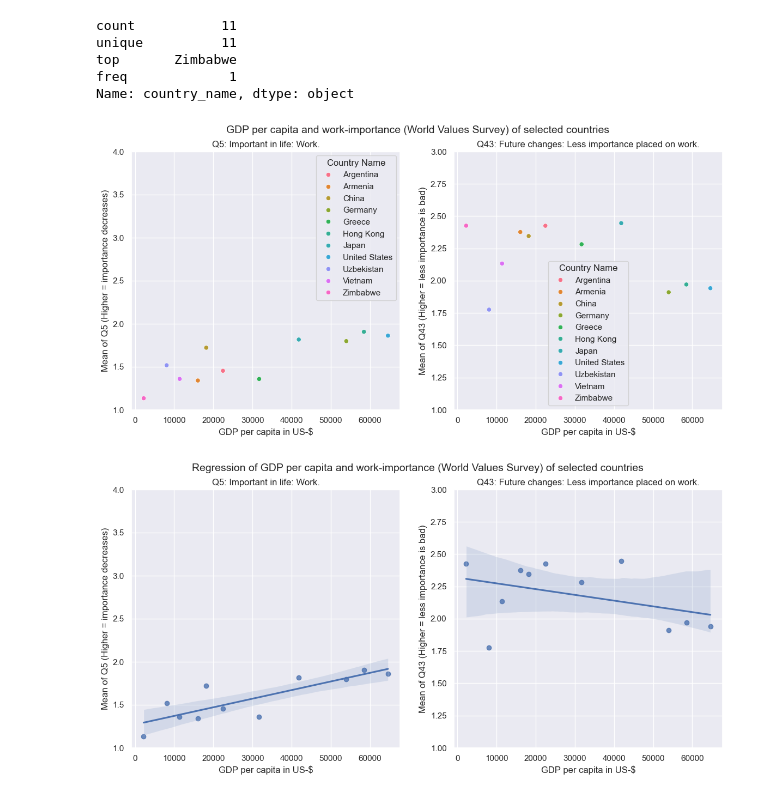
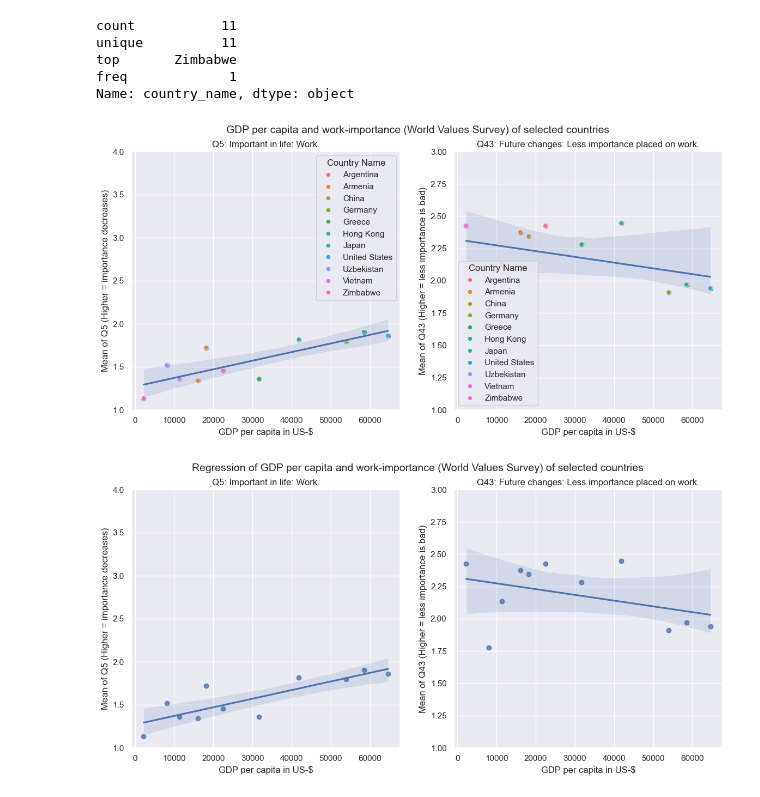
Before and after one commit to newjonny/world-values-survey-pandas-notebook, a Jupyter notebook: analysis.ipynb, the cells around one changed output. Saved outputs shown, nothing was run; the diff lists cells and outputs as text; code cells hidden in the pictures.

```diff
--- a/analysis.ipynb
+++ b/analysis.ipynb
@@ -302,6 +303,15 @@ Name: country_name, dtype: object
 unique_country_names = economy_analysis_df["country_name"].unique()
 
 fig, axs = plt.subplots(1,2, figsize=(14,6))
+
+sns.regplot(x="gdp_per_capita",
+            y="mean",
+            #hue="country_iso",
+            ax=axs[0],
+            #sizes=(40, 400),
+            ci=95,
+            data=economy_analysis_df
+)
 q5_plot = sns.scatterplot(x="gdp_per_capita",
             y="mean",
             hue="country_name",
@@ -309,34 +319,42 @@ q5_plot = sns.scatterplot(x="gdp_per_capita",
             ax=axs[0],
             #sizes=(40, 400),
             data=economy_analysis_df
 )
 q5_plot.set_ylim(bottom=1, top=4)
 q5_plot.set_ylabel("Mean of Q5 (Higher = importance decreases)")
 q5_plot.set_xlabel("GDP per capita in US-$")
 q5_plot.set_title("Q5: Important in life: Work.")
 
+sns.regplot(x="gdp_per_capita",
+            y="mean_q43",
+            #hue="country_iso",
+            ax=axs[1],
+            #sizes=(40, 400),
+            ci=95,
+            data=economy_analysis_df
+)
 q43_plot = sns.scatterplot(x="gdp_per_capita",
             y="mean_q43",
             hue="country_name",
             hue_order=unique_country_names,
             ax=axs[1],
             #sizes=(40, 400),
             data=economy_analysis_df
 )
 q43_plot.set_ylim(bottom=1, top=3)
 q43_plot.set_ylabel("Mean of Q43 (Higher = less importance is bad)")
 q43_plot.set_xlabel("GDP per capita in US-$")
 q43_plot.set_title("Q43: Future changes: Less importance placed on work.")
 
 axs[0].legend(title="Country Name")
 axs[1].legend(title="Country Name")
 
 fig.suptitle('GDP per capita and work-importance (World Values Survey) of selected countries', fontsize=14)
 fig.subplots_adjust(top=0.9)
 
 plt.show()
 # %% [output]
-[figure, old version]
+[figure, new version]
 # %%
 # REGRESSION: Plot GDP per capita against mean of Q5 and Q43
 fig, axs = plt.subplots(1,2, figsize=(14,6))
```
Also changed, not shown: parts of 11 cells of this notebook.
